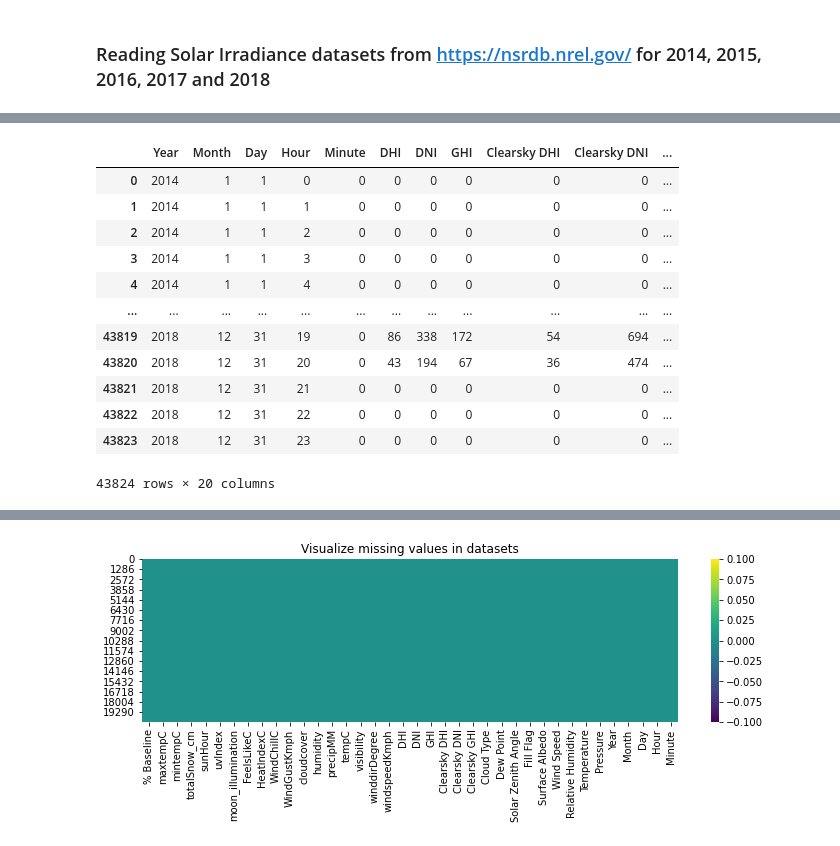
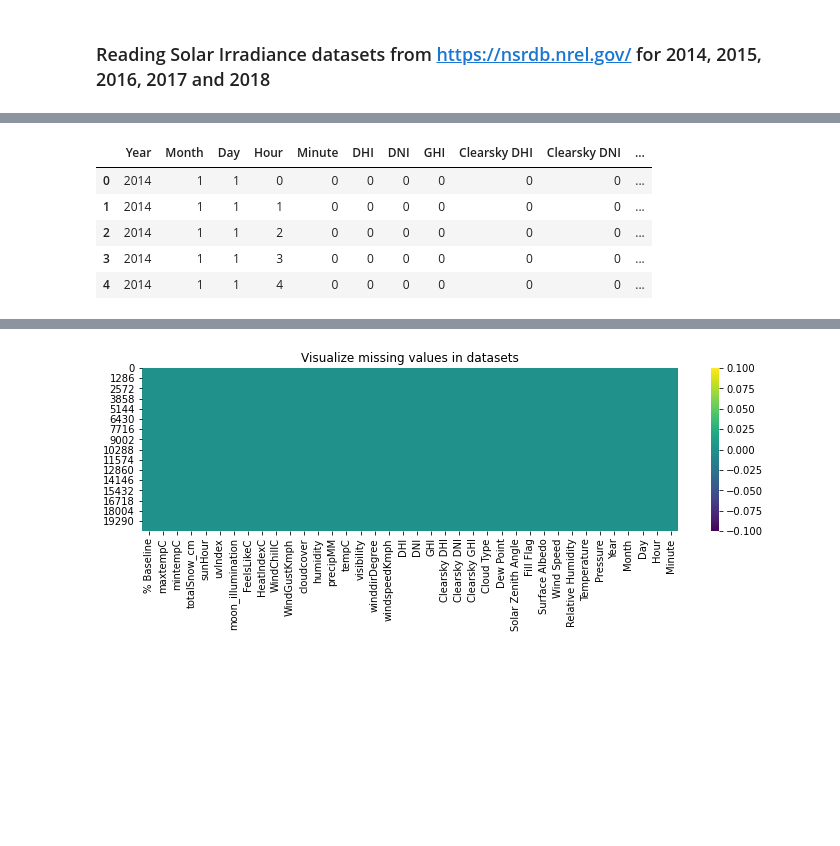
Before and after one commit to mriganv/Machine-Learning-Model-for-Solar-Energy-Forecast, a Jupyter notebook: Solar Energy Forecasting - Stacked Model .ipynb, the cells around one changed output, grey strips where cells are left out. Saved outputs shown, nothing was run; the diff lists cells and outputs as text; code cells hidden in the pictures; blank space fills up the shorter version.

```diff
--- a/Solar Energy Forecasting - Stacked Model .ipynb
+++ b/Solar Energy Forecasting - Stacked Model .ipynb
@@ -217,21 +127,14 @@ df5
 #Stacking all the Solar irradiance data into one dataframe
 result = pd.concat([df1,df2, df3, df4, df5], ignore_index=True)
 # %%
-result
+result.head(5)
 # %% [output]
 |  | Year | Month | Day | Hour | Minute | DHI | DNI | GHI | Clearsky DHI | Clearsky DNI | ... |
 | 0 | 2014 | 1 | 1 | 0 | 0 | 0 | 0 | 0 | 0 | 0 | ... |
 | 1 | 2014 | 1 | 1 | 1 | 0 | 0 | 0 | 0 | 0 | 0 | ... |
 | 2 | 2014 | 1 | 1 | 2 | 0 | 0 | 0 | 0 | 0 | 0 | ... |
 | 3 | 2014 | 1 | 1 | 3 | 0 | 0 | 0 | 0 | 0 | 0 | ... |
 | 4 | 2014 | 1 | 1 | 4 | 0 | 0 | 0 | 0 | 0 | 0 | ... |
-| ... | ... | ... | ... | ... | ... | ... | ... | ... | ... | ... | ... |
-| 43819 | 2018 | 12 | 31 | 19 | 0 | 86 | 338 | 172 | 54 | 694 | ... |
-| 43820 | 2018 | 12 | 31 | 20 | 0 | 43 | 194 | 67 | 36 | 474 | ... |
-| 43821 | 2018 | 12 | 31 | 21 | 0 | 0 | 0 | 0 | 0 | 0 | ... |
-| 43822 | 2018 | 12 | 31 | 22 | 0 | 0 | 0 | 0 | 0 | 0 | ... |
-| 43823 | 2018 | 12 | 31 | 23 | 0 | 0 | 0 | 0 | 0 | 0 | ... |
-43824 rows × 20 columns
 # %%
 #Combining Year Month Day Hour Minute column into a single datatime column(easy to merge on the date_time column with
 #the final dataframe)
```
Also changed, not shown: parts of 34 cells of this notebook, 4 other files.
